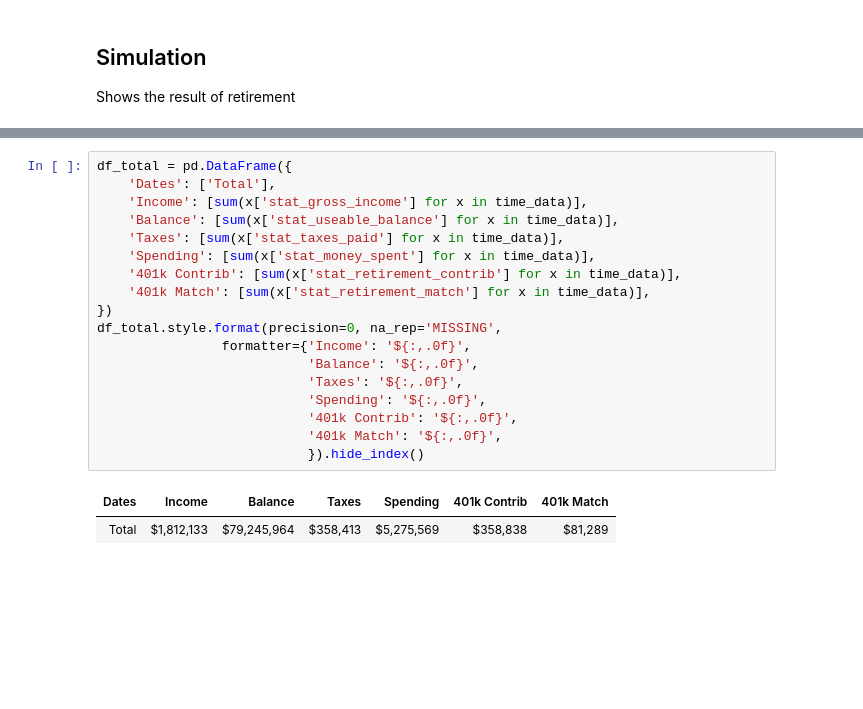
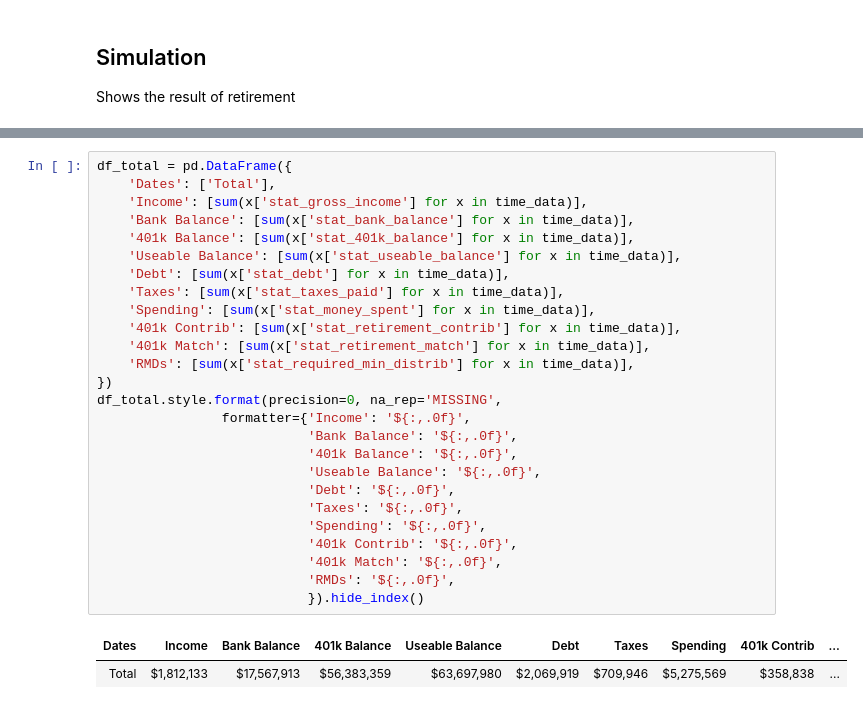
Before and after one commit to sw23/life-model, a Jupyter notebook: ExampleSimulation.ipynb, the cells around one changed output, grey strips where cells are left out. Drawn from its saved outputs; the diff is of its cells as text; blank space fills up the shorter version.

```diff
--- a/ExampleSimulation.ipynb
+++ b/ExampleSimulation.ipynb
@@ -202,24 +211,32 @@ df.style.format(precision=0, na_rep='MISSING',
 # %%
 df_total = pd.DataFrame({
     'Dates': ['Total'],
     'Income': [sum(x['stat_gross_income'] for x in time_data)],
-    'Balance': [sum(x['stat_useable_balance'] for x in time_data)],
+    'Bank Balance': [sum(x['stat_bank_balance'] for x in time_data)],
+    '401k Balance': [sum(x['stat_401k_balance'] for x in time_data)],
+    'Useable Balance': [sum(x['stat_useable_balance'] for x in time_data)],
+    'Debt': [sum(x['stat_debt'] for x in time_data)],
     'Taxes': [sum(x['stat_taxes_paid'] for x in time_data)],
     'Spending': [sum(x['stat_money_spent'] for x in time_data)],
     '401k Contrib': [sum(x['stat_retirement_contrib'] for x in time_data)],
     '401k Match': [sum(x['stat_retirement_match'] for x in time_data)],
+    'RMDs': [sum(x['stat_required_min_distrib'] for x in time_data)],
 })
 df_total.style.format(precision=0, na_rep='MISSING',
                 formatter={'Income': '${:,.0f}',
-                           'Balance': '${:,.0f}',
+                           'Bank Balance': '${:,.0f}',
+                           '401k Balance': '${:,.0f}',
+                           'Useable Balance': '${:,.0f}',
+                           'Debt': '${:,.0f}',
                            'Taxes': '${:,.0f}',
                            'Spending': '${:,.0f}',
                            '401k Contrib': '${:,.0f}',
                            '401k Match': '${:,.0f}',
+                           'RMDs': '${:,.0f}',
                            }).hide_index()
 # %% [output]
-| Dates | Income | Balance | Taxes | Spending | 401k Contrib | 401k Match |
-| Total | $1,812,133 | $79,245,964 | $358,413 | $5,275,569 | $358,838 | $81,289 |
+| Dates | Income | Bank Balance | 401k Balance | Useable Balance | Debt | Taxes | Spending | 401k Contrib | ... |
+| Total | $1,812,133 | $17,567,913 | $56,383,359 | $63,697,980 | $2,069,919 | $709,946 | $5,275,569 | $358,838 | ... |
 # %%
 import matplotlib.pyplot as plt
 
```
Also changed, not shown: parts of 3 cells of this notebook, 5 other files.
